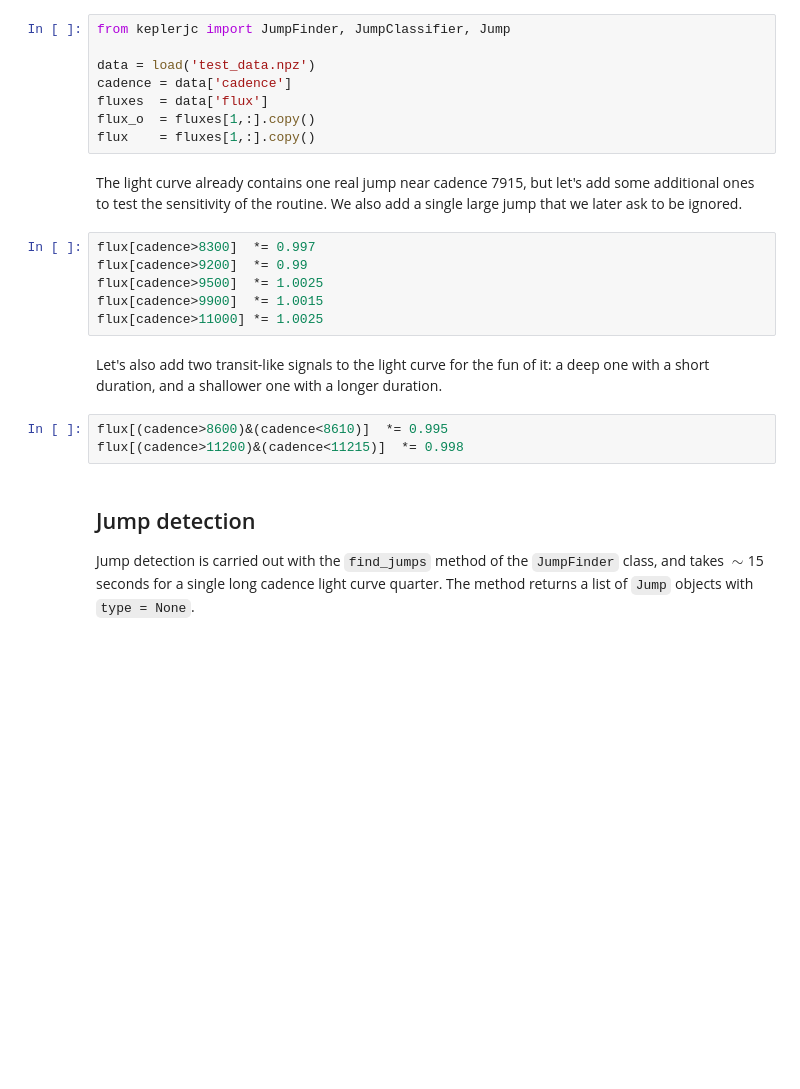
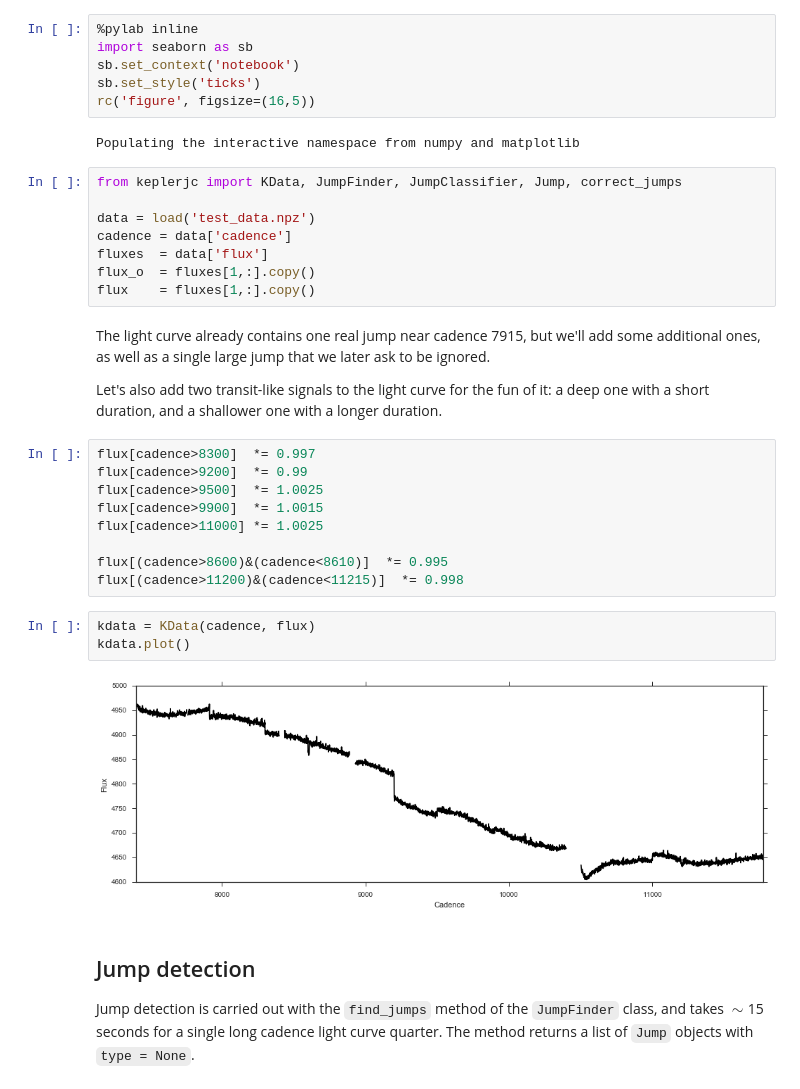
Before and after one commit to hpparvi/KeplerJC, a Jupyter notebook: examples/Example_1.ipynb, the cells around one changed output. Saved outputs shown, nothing was run; the diff lists cells and outputs as text; blank space fills up the shorter version.

```diff
--- a/examples/Example_1.ipynb
+++ b/examples/Example_1.ipynb
@@ -11,5 +5,13 @@ Populating the interactive namespace from numpy and matplotlib
+# %%
+%pylab inline
+import seaborn as sb
+sb.set_context('notebook')
+sb.set_style('ticks')
+rc('figure', figsize=(16,5))
+# %% [output]
+Populating the interactive namespace from numpy and matplotlib
 # %%
-from keplerjc import JumpFinder, JumpClassifier, Jump
+from keplerjc import KData, JumpFinder, JumpClassifier, Jump, correct_jumps
 
 data = load('test_data.npz')
 cadence = data['cadence']
@@ -17,18 +19,23 @@ fluxes  = data['flux']
 flux_o  = fluxes[1,:].copy()
 flux    = fluxes[1,:].copy()
 # %% [markdown]
-The light curve already contains one real jump near cadence 7915, but let's add some additional ones to test the sensitivity of the routine. We also add a single large jump that we later ask to be ignored.
+The light curve already contains one real jump near cadence 7915, but we'll add some additional ones, as well as a single large jump that we later ask to be ignored.
+
+Let's also add two transit-like signals to the light curve for the fun of it: a deep one with a short duration, and a shallower one with a longer duration.
 # %%
 flux[cadence>8300]  *= 0.997
 flux[cadence>9200]  *= 0.99
 flux[cadence>9500]  *= 1.0025
 flux[cadence>9900]  *= 1.0015
 flux[cadence>11000] *= 1.0025
+
+flux[(cadence>8600)&(cadence<8610)]  *= 0.995
+flux[(cadence>11200)&(cadence<11215)]  *= 0.998
-# %% [markdown]
-Let's also add two transit-like signals to the light curve for the fun of it: a deep one with a short duration, and a shallower one with a longer duration.
-# %%
-flux[(cadence>8600)&(cadence<8610)]  *= 0.995
-flux[(cadence>11200)&(cadence<11215)]  *= 0.998
+# %%
+kdata = KData(cadence, flux)
+kdata.plot()
+# %% [output]
+[figure, added]
 # %% [markdown]
 ## Jump detection
 
```
Also changed, not shown: parts of 12 cells of this notebook.
